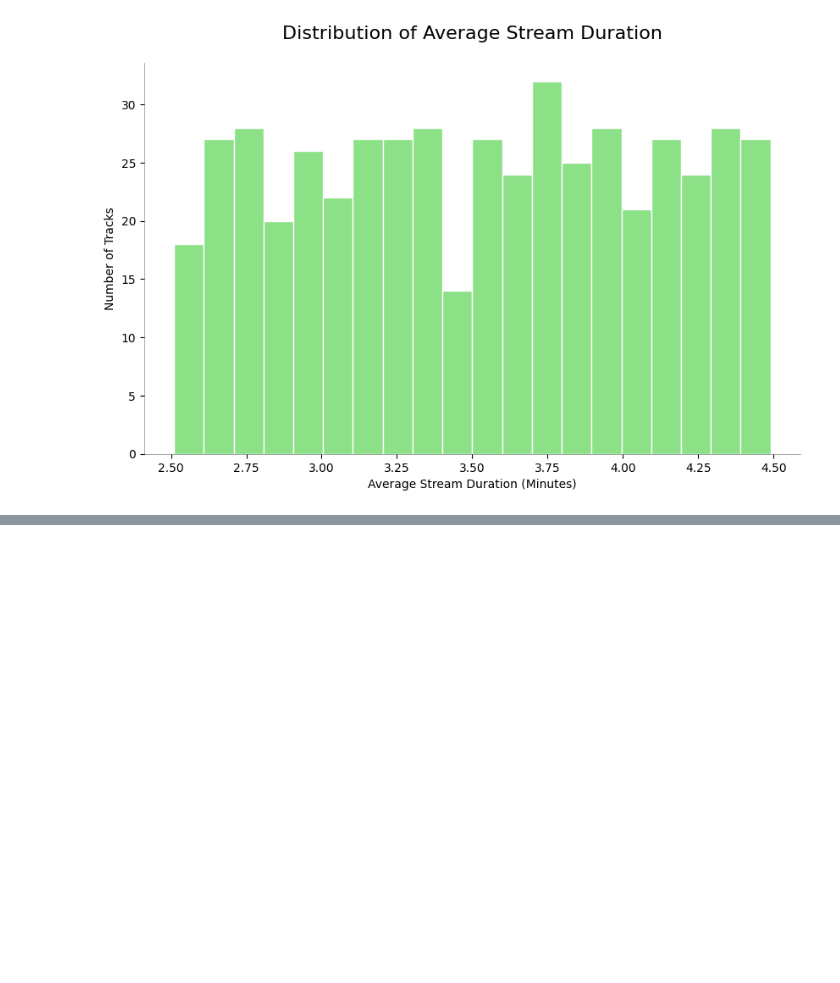
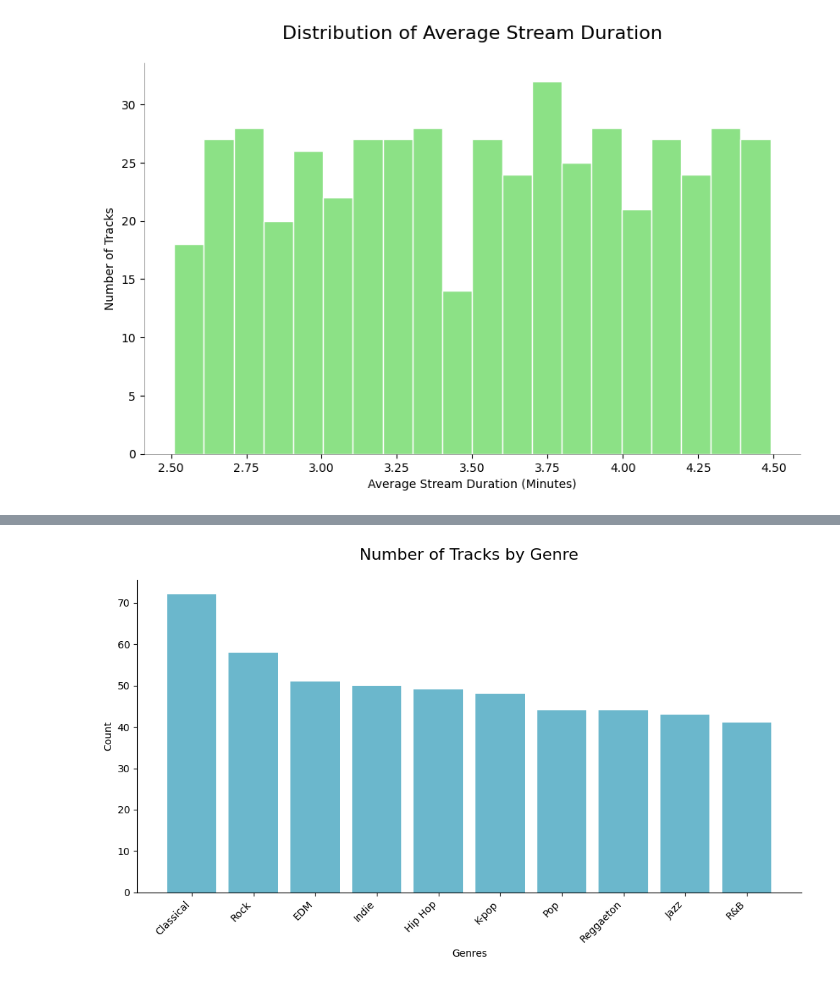
Before and after one commit to nayalys/learning_plots_nayalys_santiesteban, a Jupyter notebook: notebooks/visualization_practice.ipynb, the cells around one changed output, grey strips where cells are left out. Drawn from its saved outputs; the diff is of its cells as text; code cells hidden in the pictures; blank space fills up the shorter version.

```diff
--- a/notebooks/visualization_practice.ipynb
+++ b/notebooks/visualization_practice.ipynb
@@ -374,0 +394,4 @@ plt.show()
+# %%
+#Value Counts using Matplotlib
+genre_counts= spotify_df["Genre"].value_counts().sort_values(ascending=False)
+genre_counts
@@ -374,0 +411,21 @@ plt.show()
+# %%
+#Continue to the bar chart
+plt.figure(figsize=(10,6))
+
+plt.bar(genre_counts.index, genre_counts.values,  color="#5bafc7",alpha=0.9)
+
+plt.xticks(rotation=45, ha='right')
+
+plt.xlabel("Genres")
+plt.ylabel("Count")
+plt.title("Number of Tracks by Genre",fontsize=16,pad=20)
+
+ax=plt.gca()
+ax.spines['top'].set_visible(False)
+ax.spines['right'].set_visible(False)
+
+plt.tight_layout()
+plt.savefig("../plots/BarChartNumber_of_Tracks_by_Genre.png")
+plt.show()
+# %% [output]
+[figure, added]
```
Also changed, not shown: parts of 13 cells of this notebook, 14 other files.
